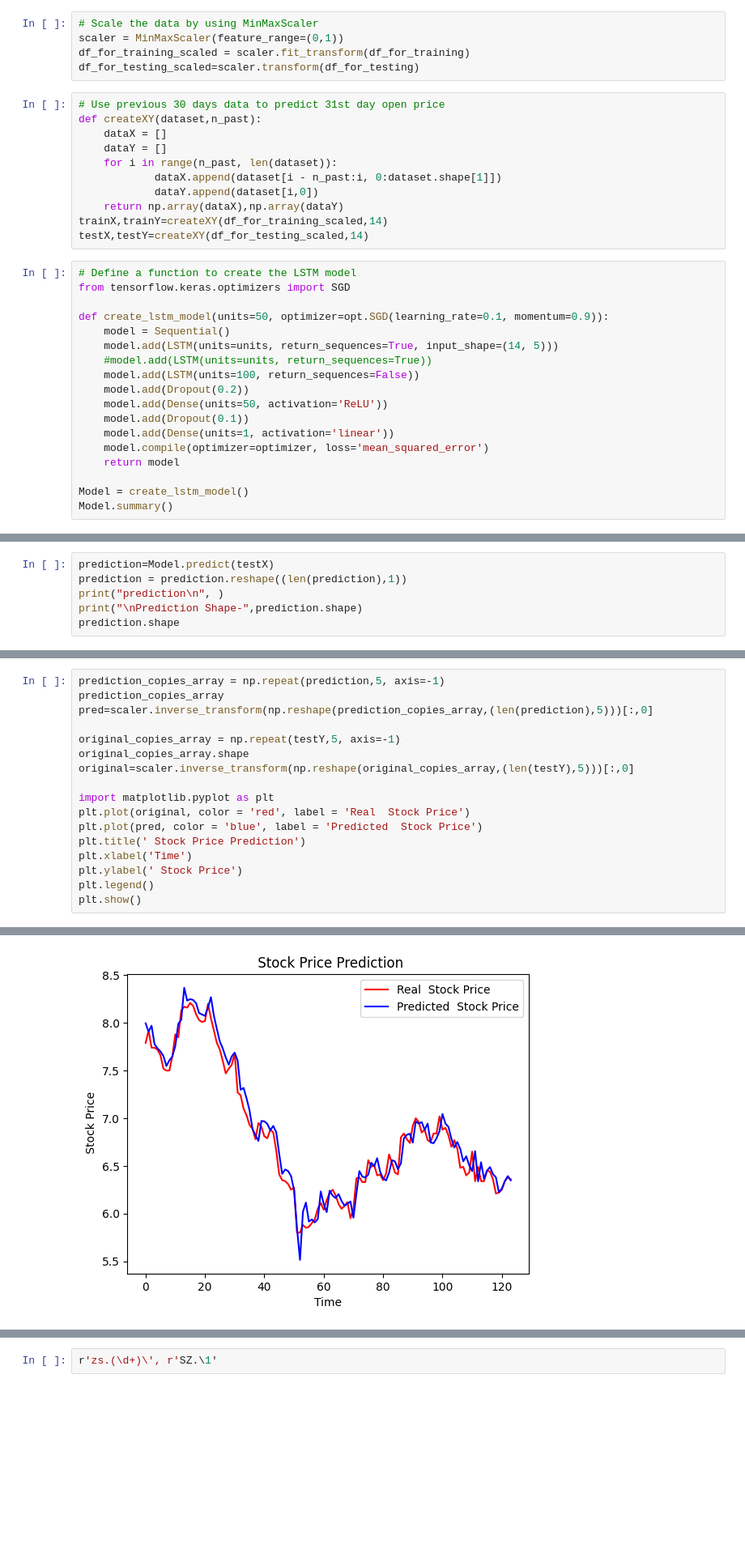
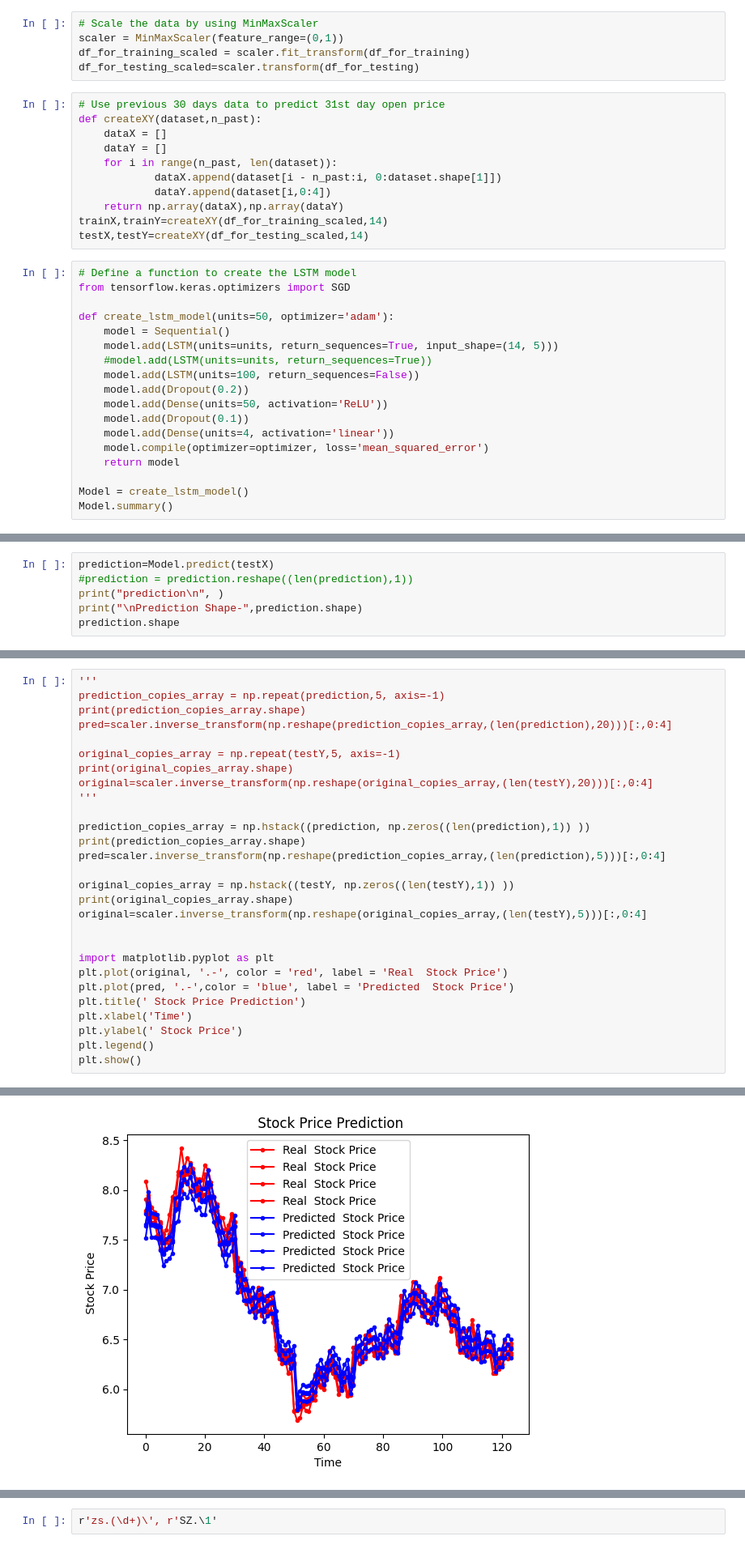
Before and after one commit to chenxin199261/FinancialLearn, a Jupyter notebook: LSTM/LSTM-keras.ipynb, the cells around one changed output, grey strips where cells are left out. Shown at 81% size. Drawn from its saved outputs; the diff is of its cells as text; blank space fills up the shorter version.

Commit message:
Predict candlestick

```diff
--- a/LSTM/LSTM-keras.ipynb
+++ b/LSTM/LSTM-keras.ipynb
@@ -37,7 +43,7 @@ def createXY(dataset,n_past):
     dataY = []
     for i in range(n_past, len(dataset)):
             dataX.append(dataset[i - n_past:i, 0:dataset.shape[1]])
-            dataY.append(dataset[i,0])
+            dataY.append(dataset[i,0:4])
     return np.array(dataX),np.array(dataY)
 trainX,trainY=createXY(df_for_training_scaled,14)
 testX,testY=createXY(df_for_testing_scaled,14)
@@ -45,7 +51,7 @@ testX,testY=createXY(df_for_testing_scaled,14)
 # Define a function to create the LSTM model
 from tensorflow.keras.optimizers import SGD
 
-def create_lstm_model(units=50, optimizer=opt.SGD(learning_rate=0.1, momentum=0.9)):
+def create_lstm_model(units=50, optimizer='adam'):
     model = Sequential()
     model.add(LSTM(units=units, return_sequences=True, input_shape=(14, 5)))
     #model.add(LSTM(units=units, return_sequences=True))
@@ -53,7 +59,7 @@ def create_lstm_model(units=50, optimizer=opt.SGD(learning_rate=0.1, momentum=0.
     model.add(Dropout(0.2))
     model.add(Dense(units=50, activation='ReLU'))
     model.add(Dropout(0.1))
-    model.add(Dense(units=1, activation='linear'))
+    model.add(Dense(units=4, activation='linear'))
     model.compile(optimizer=optimizer, loss='mean_squared_error')
     return model
 
@@ -102,6 +112,6 @@ plt.show()
 # %%
 prediction=Model.predict(testX)
-prediction = prediction.reshape((len(prediction),1))
+#prediction = prediction.reshape((len(prediction),1))
 print("prediction\n", )
 print("\nPrediction Shape-",prediction.shape)
 prediction.shape
@@ -115,15 +125,26 @@ Prediction Shape- (124, 1)
 # %%
+'''
 prediction_copies_array = np.repeat(prediction,5, axis=-1)
-prediction_copies_array
-pred=scaler.inverse_transform(np.reshape(prediction_copies_array,(len(prediction),5)))[:,0]
+print(prediction_copies_array.shape)
+pred=scaler.inverse_transform(np.reshape(prediction_copies_array,(len(prediction),20)))[:,0:4]
 
 original_copies_array = np.repeat(testY,5, axis=-1)
-original_copies_array.shape
-original=scaler.inverse_transform(np.reshape(original_copies_array,(len(testY),5)))[:,0]
+print(original_copies_array.shape)
+original=scaler.inverse_transform(np.reshape(original_copies_array,(len(testY),20)))[:,0:4]
+'''
+
+prediction_copies_array = np.hstack((prediction, np.zeros((len(prediction),1)) ))
+print(prediction_copies_array.shape)
+pred=scaler.inverse_transform(np.reshape(prediction_copies_array,(len(prediction),5)))[:,0:4]
+
+original_copies_array = np.hstack((testY, np.zeros((len(testY),1)) ))
+print(original_copies_array.shape)
+original=scaler.inverse_transform(np.reshape(original_copies_array,(len(testY),5)))[:,0:4]
+
 
 import matplotlib.pyplot as plt
-plt.plot(original, color = 'red', label = 'Real  Stock Price')
-plt.plot(pred, color = 'blue', label = 'Predicted  Stock Price')
+plt.plot(original, '.-', color = 'red', label = 'Real  Stock Price')
+plt.plot(pred, '.-',color = 'blue', label = 'Predicted  Stock Price')
 plt.title(' Stock Price Prediction')
 plt.xlabel('Time')
 plt.ylabel(' Stock Price')
@@ -133,2 +156,2 @@ plt.show()
-[figure, old version]
+[figure, new version]
 # %%
```
Also changed, not shown: parts of 10 cells of this notebook.
